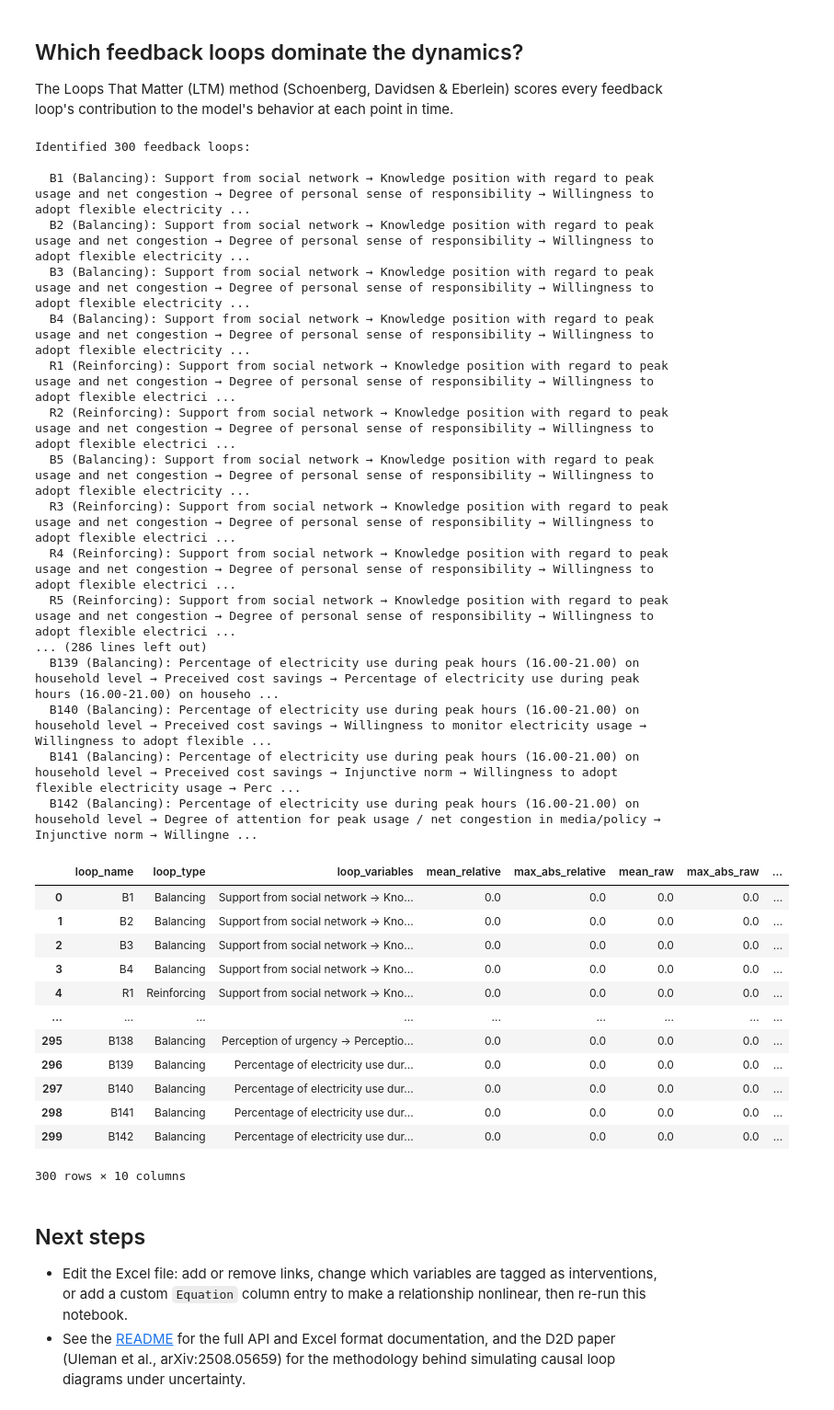
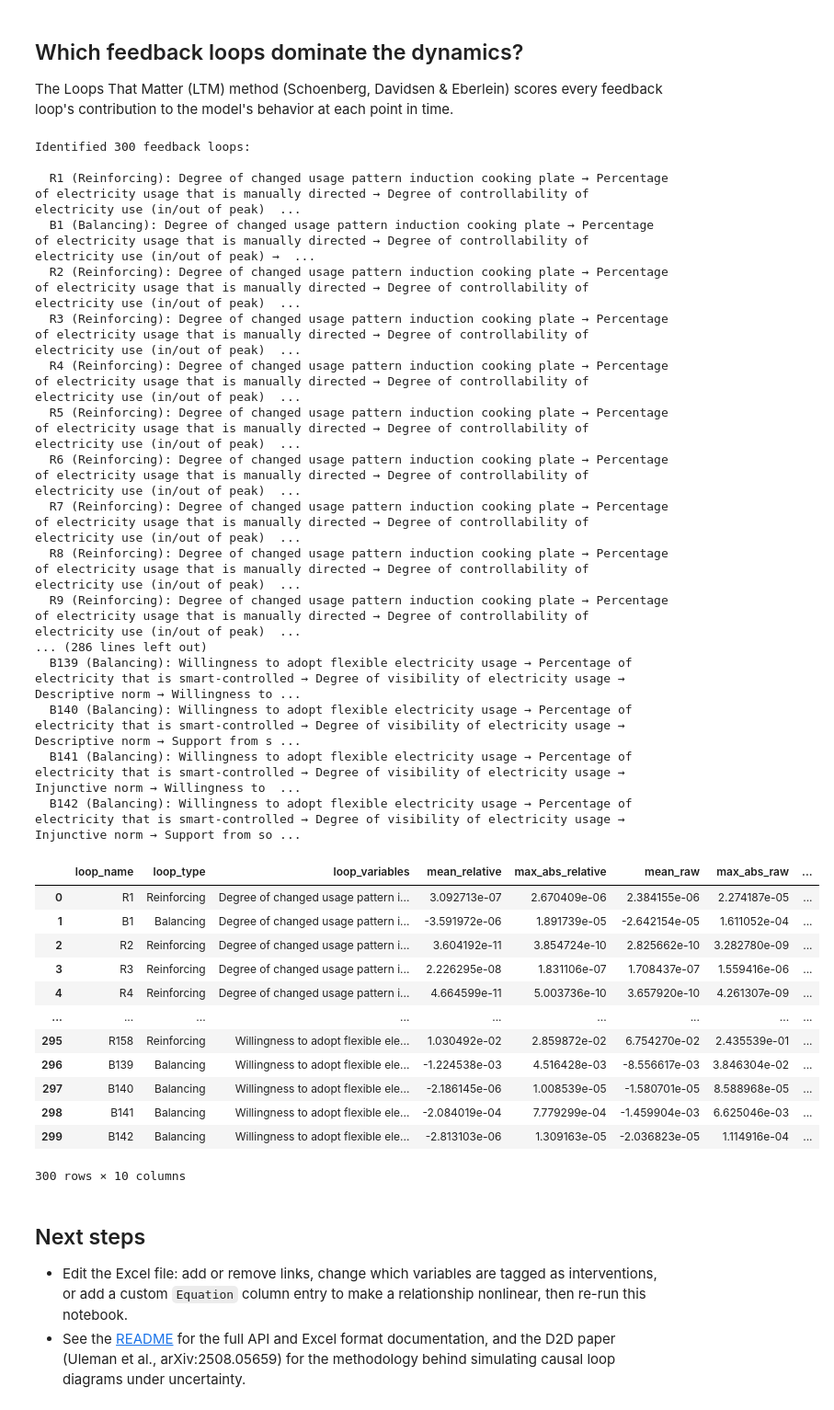
Before and after one commit to vvvasconcelos/SystemsInsightPipeline, a Jupyter notebook: tutorials/Insulation.ipynb, the cells around one changed output. Shown at 92% size. Saved outputs shown, nothing was run; the diff lists cells and outputs as text; code cells hidden in the pictures.

```diff
--- a/tutorials/Insulation.ipynb
+++ b/tutorials/Insulation.ipynb
@@ -155,39 +172,43 @@ loop's contribution to the model's behavior at each point in time.
 # %%
 ltm = LoopsThatMatter(sdm)
 ltm.print_loops()
 
-df_sol_ltm, link_scores, loop_scores = ltm.run_ltm_analysis(params, n_points=100)
+# LTM scores the dynamics of a simulation run; without an intervention this
+# model's baseline stays at zero, so analyze the response to the strongest lever
+df_sol_ltm, link_scores, loop_scores = ltm.run_ltm_analysis(
+    params, n_points=100, intervention_intensities=1.0,
+    intervention_variable=top_intervention)
 ltm.get_loop_summary()
 # %% [output]
 Identified 300 feedback loops:
 
-  B1 (Balancing): Support from social network → Knowledge position with regard to peak usage and net congestion → Degree of personal sense of responsibility → Willingness to adopt flexible electricity ...
-  B2 (Balancing): Support from social network → Knowledge position with regard to peak usage and net congestion → Degree of personal sense of responsibility → Willingness to adopt flexible electricity ...
-  B3 (Balancing): Support from social network → Knowledge position with regard to peak usage and net congestion → Degree of personal sense of responsibility → Willingness to adopt flexible electricity ...
-  B4 (Balancing): Support from social network → Knowledge position with regard to peak usage and net congestion → Degree of personal sense of responsibility → Willingness to adopt flexible electricity ...
-  R1 (Reinforcing): Support from social network → Knowledge position with regard to peak usage and net congestion → Degree of personal sense of responsibility → Willingness to adopt flexible electrici ...
-  R2 (Reinforcing): Support from social network → Knowledge position with regard to peak usage and net congestion → Degree of personal sense of responsibility → Willingness to adopt flexible electrici ...
-  B5 (Balancing): Support from social network → Knowledge position with regard to peak usage and net congestion → Degree of personal sense of responsibility → Willingness to adopt flexible electricity ...
-  R3 (Reinforcing): Support from social network → Knowledge position with regard to peak usage and net congestion → Degree of personal sense of responsibility → Willingness to adopt flexible electrici ...
-  R4 (Reinforcing): Support from social network → Knowledge position with regard to peak usage and net congestion → Degree of personal sense of responsibility → Willingness to adopt flexible electrici ...
-  R5 (Reinforcing): Support from social network → Knowledge position with regard to peak usage and net congestion → Degree of personal sense of responsibility → Willingness to adopt flexible electrici ...
+  R1 (Reinforcing): Degree of changed usage pattern induction cooking plate → Percentage of electricity usage that is manually directed → Degree of controllability of electricity use (in/out of peak)  ...
+  B1 (Balancing): Degree of changed usage pattern induction cooking plate → Percentage of electricity usage that is manually directed → Degree of controllability of electricity use (in/out of peak) →  ...
+  R2 (Reinforcing): Degree of changed usage pattern induction cooking plate → Percentage of electricity usage that is manually directed → Degree of controllability of electricity use (in/out of peak)  ...
+  R3 (Reinforcing): Degree of changed usage pattern induction cooking plate → Percentage of electricity usage that is manually directed → Degree of controllability of electricity use (in/out of peak)  ...
+  R4 (Reinforcing): Degree of changed usage pattern induction cooking plate → Percentage of electricity usage that is manually directed → Degree of controllability of electricity use (in/out of peak)  ...
+  R5 (Reinforcing): Degree of changed usage pattern induction cooking plate → Percentage of electricity usage that is manually directed → Degree of controllability of electricity use (in/out of peak)  ...
+  R6 (Reinforcing): Degree of changed usage pattern induction cooking plate → Percentage of electricity usage that is manually directed → Degree of controllability of electricity use (in/out of peak)  ...
+  R7 (Reinforcing): Degree of changed usage pattern induction cooking plate → Percentage of electricity usage that is manually directed → Degree of controllability of electricity use (in/out of peak)  ...
+  R8 (Reinforcing): Degree of changed usage pattern induction cooking plate → Percentage of electricity usage that is manually directed → Degree of controllability of electricity use (in/out of peak)  ...
+  R9 (Reinforcing): Degree of changed usage pattern induction cooking plate → Percentage of electricity usage that is manually directed → Degree of controllability of electricity use (in/out of peak)  ...
 ... (286 lines left out)
-  B139 (Balancing): Percentage of electricity use during peak hours (16.00-21.00) on household level → Preceived cost savings → Percentage of electricity use during peak hours (16.00-21.00) on househo ...
-  B140 (Balancing): Percentage of electricity use during peak hours (16.00-21.00) on household level → Preceived cost savings → Willingness to monitor electricity usage → Willingness to adopt flexible ...
-  B141 (Balancing): Percentage of electricity use during peak hours (16.00-21.00) on household level → Preceived cost savings → Injunctive norm → Willingness to adopt flexible electricity usage → Perc ...
-  B142 (Balancing): Percentage of electricity use during peak hours (16.00-21.00) on household level → Degree of attention for peak usage / net congestion in media/policy → Injunctive norm → Willingne ...
+  B139 (Balancing): Willingness to adopt flexible electricity usage → Percentage of electricity that is smart-controlled → Degree of visibility of electricity usage → Descriptive norm → Willingness to ...
+  B140 (Balancing): Willingness to adopt flexible electricity usage → Percentage of electricity that is smart-controlled → Degree of visibility of electricity usage → Descriptive norm → Support from s ...
+  B141 (Balancing): Willingness to adopt flexible electricity usage → Percentage of electricity that is smart-controlled → Degree of visibility of electricity usage → Injunctive norm → Willingness to  ...
+  B142 (Balancing): Willingness to adopt flexible electricity usage → Percentage of electricity that is smart-controlled → Degree of visibility of electricity usage → Injunctive norm → Support from so ...
 |  | loop_name | loop_type | loop_variables | mean_relative | max_abs_relative | mean_raw | max_abs_raw | ... |
-| 0 | B1 | Balancing | Support from social network → Kno... | 0.0 | 0.0 | 0.0 | 0.0 | ... |
-| 1 | B2 | Balancing | Support from social network → Kno... | 0.0 | 0.0 | 0.0 | 0.0 | ... |
-| 2 | B3 | Balancing | Support from social network → Kno... | 0.0 | 0.0 | 0.0 | 0.0 | ... |
-| 3 | B4 | Balancing | Support from social network → Kno... | 0.0 | 0.0 | 0.0 | 0.0 | ... |
-| 4 | R1 | Reinforcing | Support from social network → Kno... | 0.0 | 0.0 | 0.0 | 0.0 | ... |
+| 0 | R1 | Reinforcing | Degree of changed usage pattern i... | 3.092713e-07 | 2.670409e-06 | 2.384155e-06 | 2.274187e-05 | ... |
+| 1 | B1 | Balancing | Degree of changed usage pattern i... | -3.591972e-06 | 1.891739e-05 | -2.642154e-05 | 1.611052e-04 | ... |
+| 2 | R2 | Reinforcing | Degree of changed usage pattern i... | 3.604192e-11 | 3.854724e-10 | 2.825662e-10 | 3.282780e-09 | ... |
+| 3 | R3 | Reinforcing | Degree of changed usage pattern i... | 2.226295e-08 | 1.831106e-07 | 1.708437e-07 | 1.559416e-06 | ... |
+| 4 | R4 | Reinforcing | Degree of changed usage pattern i... | 4.664599e-11 | 5.003736e-10 | 3.657920e-10 | 4.261307e-09 | ... |
 | ... | ... | ... | ... | ... | ... | ... | ... | ... |
-| 295 | B138 | Balancing | Perception of urgency → Perceptio... | 0.0 | 0.0 | 0.0 | 0.0 | ... |
-| 296 | B139 | Balancing | Percentage of electricity use dur... | 0.0 | 0.0 | 0.0 | 0.0 | ... |
-| 297 | B140 | Balancing | Percentage of electricity use dur... | 0.0 | 0.0 | 0.0 | 0.0 | ... |
-| 298 | B141 | Balancing | Percentage of electricity use dur... | 0.0 | 0.0 | 0.0 | 0.0 | ... |
-| 299 | B142 | Balancing | Percentage of electricity use dur... | 0.0 | 0.0 | 0.0 | 0.0 | ... |
+| 295 | R158 | Reinforcing | Willingness to adopt flexible ele... | 1.030492e-02 | 2.859872e-02 | 6.754270e-02 | 2.435539e-01 | ... |
+| 296 | B139 | Balancing | Willingness to adopt flexible ele... | -1.224538e-03 | 4.516428e-03 | -8.556617e-03 | 3.846304e-02 | ... |
+| 297 | B140 | Balancing | Willingness to adopt flexible ele... | -2.186145e-06 | 1.008539e-05 | -1.580701e-05 | 8.588968e-05 | ... |
+| 298 | B141 | Balancing | Willingness to adopt flexible ele... | -2.084019e-04 | 7.779299e-04 | -1.459904e-03 | 6.625046e-03 | ... |
+| 299 | B142 | Balancing | Willingness to adopt flexible ele... | -2.813103e-06 | 1.309163e-05 | -2.036823e-05 | 1.114916e-04 | ... |
 300 rows × 10 columns
 # %% [markdown]
 ## Next steps
```
Also changed, not shown: parts of 3 cells of this notebook, 12 other files.
